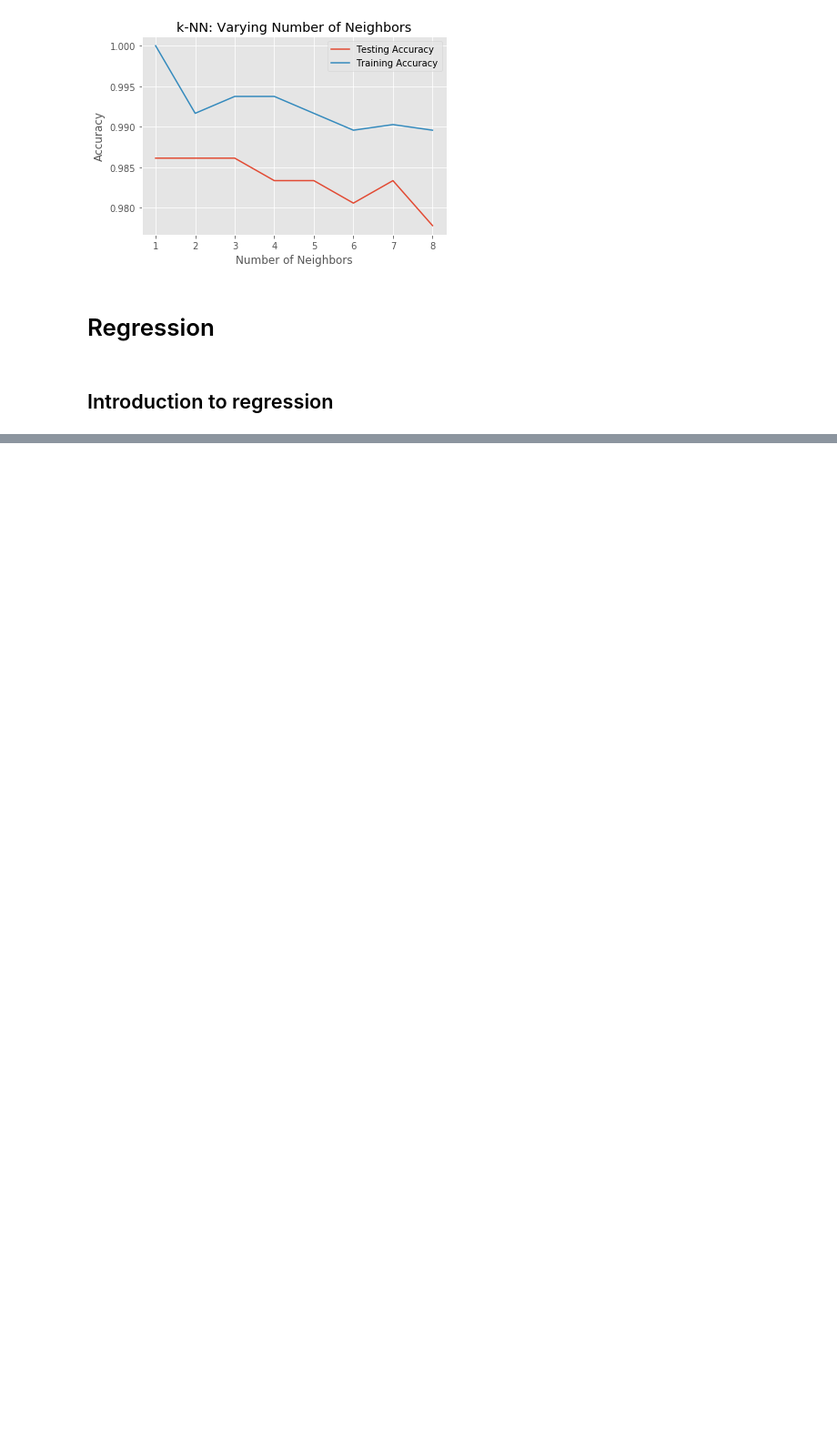
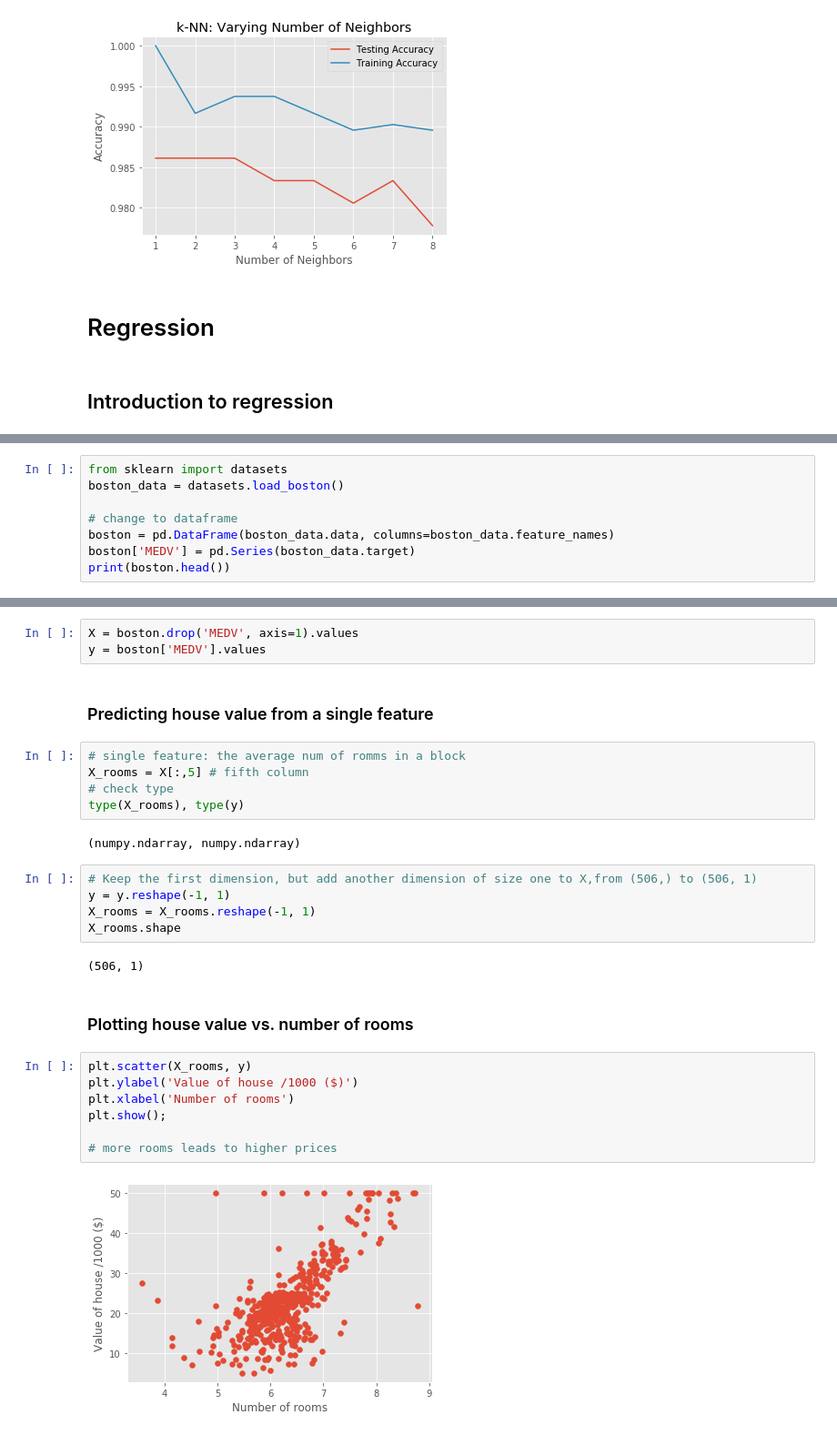
Before and after one commit to Yuleii/programming-notebook, a Jupyter notebook: supervised_learning_with_scikit_learn.ipynb, the cells around one changed output, grey strips where cells are left out. Shown: that part at 91% size. Saved outputs shown, nothing was run; the diff lists cells and outputs as text; blank space fills up the shorter version.

```diff
--- a/supervised_learning_with_scikit_learn.ipynb
+++ b/supervised_learning_with_scikit_learn.ipynb
@@ -317,0 +320,8 @@ plt.show()
+# %%
+from sklearn import datasets
+boston_data = datasets.load_boston()
+
+# change to dataframe
+boston = pd.DataFrame(boston_data.data, columns=boston_data.feature_names)
+boston['MEDV'] = pd.Series(boston_data.target)
+print(boston.head())
@@ -317,0 +344,30 @@ plt.show()
+# %%
+X = boston.drop('MEDV', axis=1).values
+y = boston['MEDV'].values
+# %% [markdown]
+### Predicting house value from a single feature
+# %%
+# single feature: the average num of romms in a block
+X_rooms = X[:,5] # fifth column
+# check type
+type(X_rooms), type(y)
+# %% [output]
+(numpy.ndarray, numpy.ndarray)
+# %%
+# Keep the first dimension, but add another dimension of size one to X,from (506,) to (506, 1)
+y = y.reshape(-1, 1)
+X_rooms = X_rooms.reshape(-1, 1)
+X_rooms.shape
+# %% [output]
+(506, 1)
+# %% [markdown]
+### Plotting house value vs. number of rooms
+# %%
+plt.scatter(X_rooms, y)
+plt.ylabel('Value of house /1000 ($)')
+plt.xlabel('Number of rooms')
+plt.show();
+
+# more rooms leads to higher prices
+# %% [output]
+[figure, added]
```
Also changed, not shown: parts of 15 cells of this notebook.
